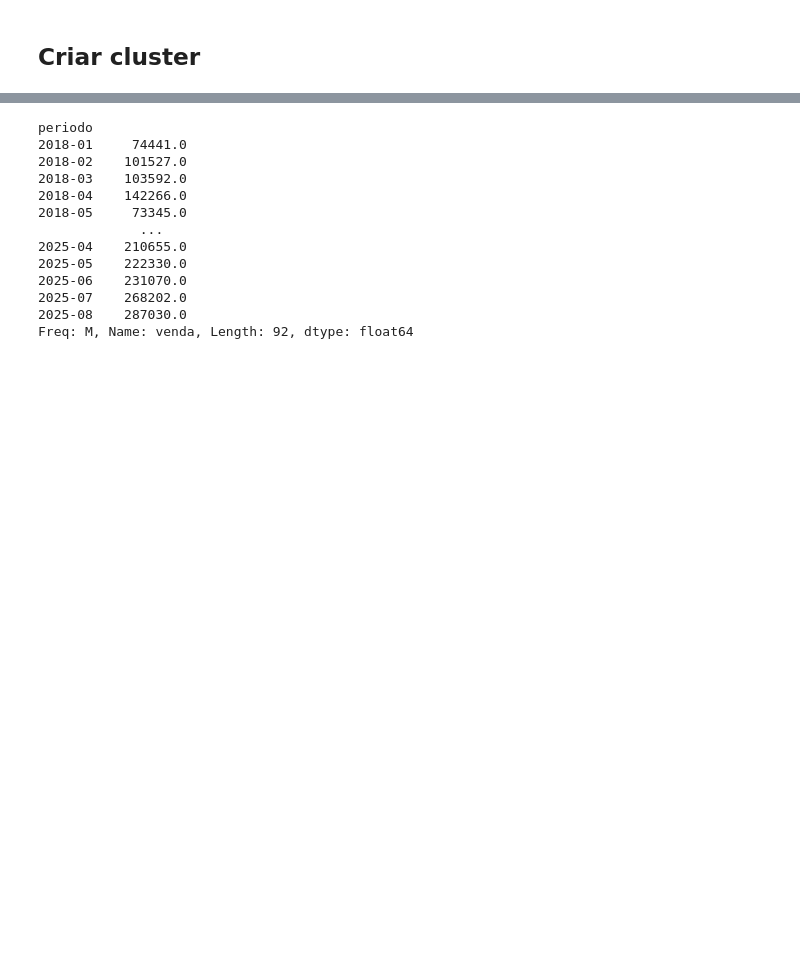
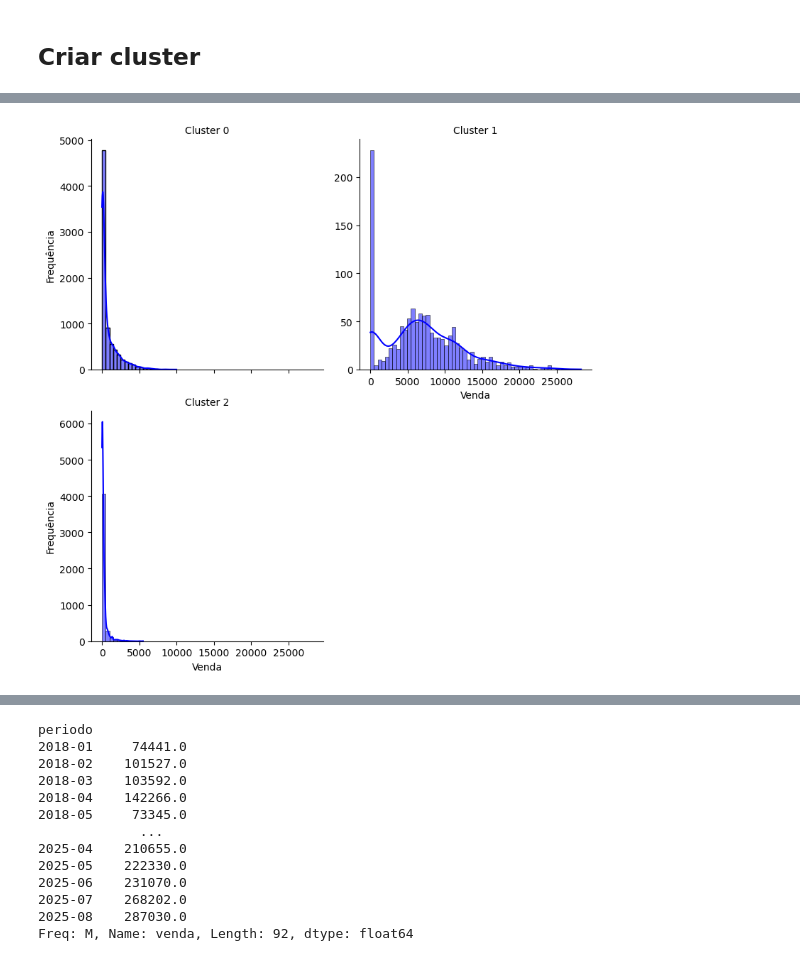
Before and after one commit to Marcelo-Honorio/ds_prod_venda, a Jupyter notebook: explorando_dados.ipynb, the cells around one changed output, grey strips where cells are left out. Drawn from its saved outputs; the diff is of its cells as text; code cells hidden in the pictures; blank space fills up the shorter version.

```diff
--- a/explorando_dados.ipynb
+++ b/explorando_dados.ipynb
@@ -86,2 +101,12 @@ plt.show()
+# %%
+# FacetGrid: um gráfico por cluster
+g = sns.FacetGrid(df, col='cluster', col_wrap=2, height=4, sharey=False)
+g.map_dataframe(sns.histplot, x='vendas', binwidth=500, color="b", kde=True)  # Adicionando cor fixa para consistência bins=30
+g.set_titles("Cluster {col_name}")
+g.set_axis_labels("Venda", "Frequência")  # Nomes dos eixos
+g.tight_layout()  # Ajustar layout para evitar sobreposição
+plt.show()
+# %% [output]
+[figure, added]
 # %%
 #Ver quantos produtos têm histórico curto
```
Also changed, not shown: parts of 33 cells of this notebook, 2 other files.
